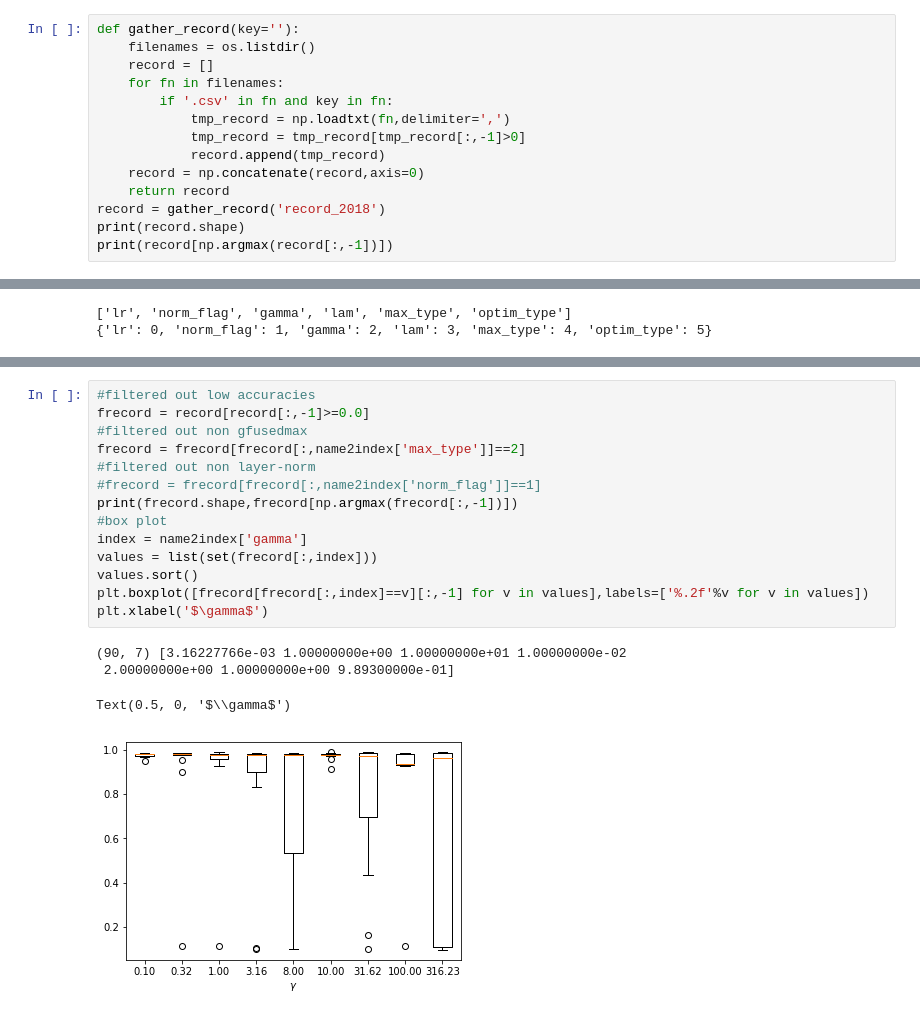
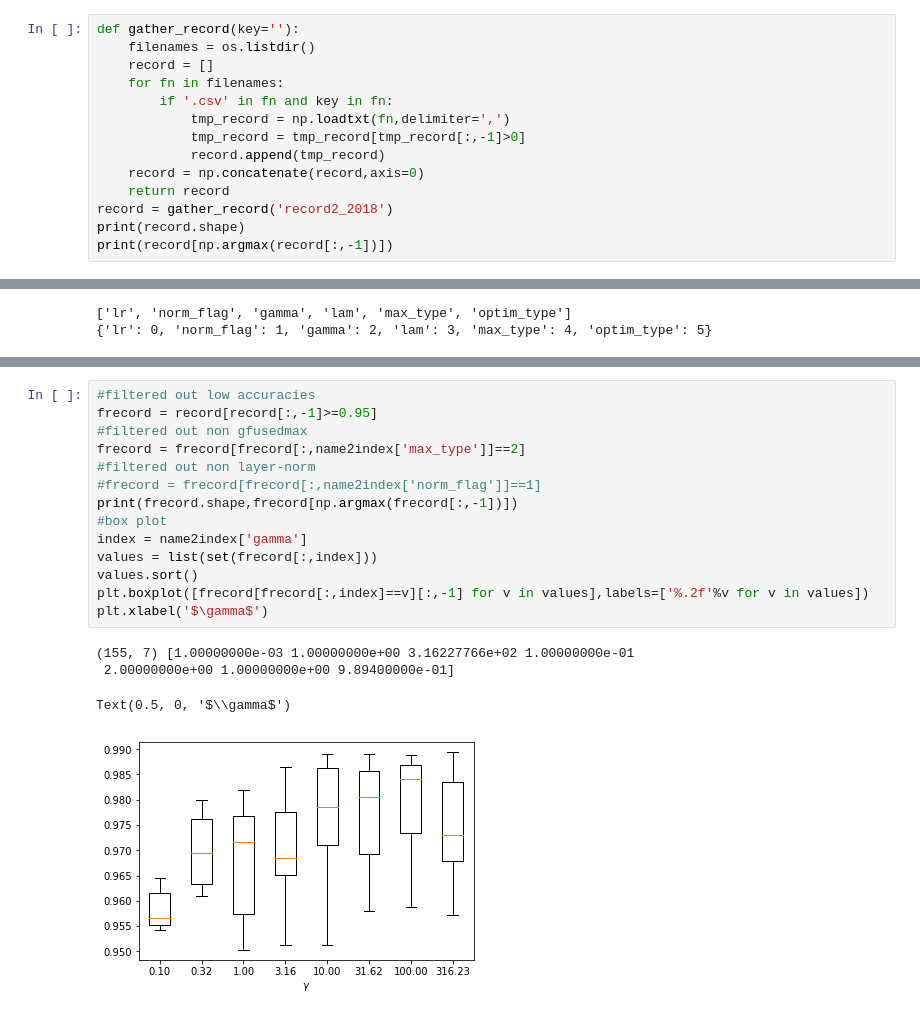
Before and after one commit to silent567/examples, a Jupyter notebook: mnist/analyze_result.ipynb, the cells around one changed output, grey strips where cells are left out. Saved outputs shown, nothing was run; the diff lists cells and outputs as text.

Commit message:
Analyze records using jupyter

```diff
--- a/mnist/analyze_result.ipynb
+++ b/mnist/analyze_result.ipynb
@@ -13,7 +13,7 @@ def gather_record(key=''):
             record.append(tmp_record)
     record = np.concatenate(record,axis=0)
     return record
-record = gather_record('record_2018')
+record = gather_record('record2_2018')
 print(record.shape)
 print(record[np.argmax(record[:,-1])])
 # %% [output]
@@ -140,22 +140,22 @@ Text(0.5, 0, '$\\lambda$')
 # %%
 #filtered out low accuracies
-frecord = record[record[:,-1]>=0.0]
+frecord = record[record[:,-1]>=0.95]
 #filtered out non gfusedmax
 frecord = frecord[frecord[:,name2index['max_type']]==2]
 #filtered out non layer-norm
 #frecord = frecord[frecord[:,name2index['norm_flag']]==1]
 print(frecord.shape,frecord[np.argmax(frecord[:,-1])])
 #box plot
 index = name2index['gamma']
 values = list(set(frecord[:,index]))
 values.sort()
 plt.boxplot([frecord[frecord[:,index]==v][:,-1] for v in values],labels=['%.2f'%v for v in values])
 plt.xlabel('$\gamma$')
 # %% [output]
-(90, 7) [3.16227766e-03 1.00000000e+00 1.00000000e+01 1.00000000e-02
- 2.00000000e+00 1.00000000e+00 9.89300000e-01]
+(155, 7) [1.00000000e-03 1.00000000e+00 3.16227766e+02 1.00000000e-01
+ 2.00000000e+00 1.00000000e+00 9.89400000e-01]
 Text(0.5, 0, '$\\gamma$')
-[figure, old version]
+[figure, new version]
 # %%
 #filtered out low accuracies
 frecord = record[record[:,-1]>=0.95]
```
Also changed, not shown: parts of 7 cells of this notebook, 4 other files.
